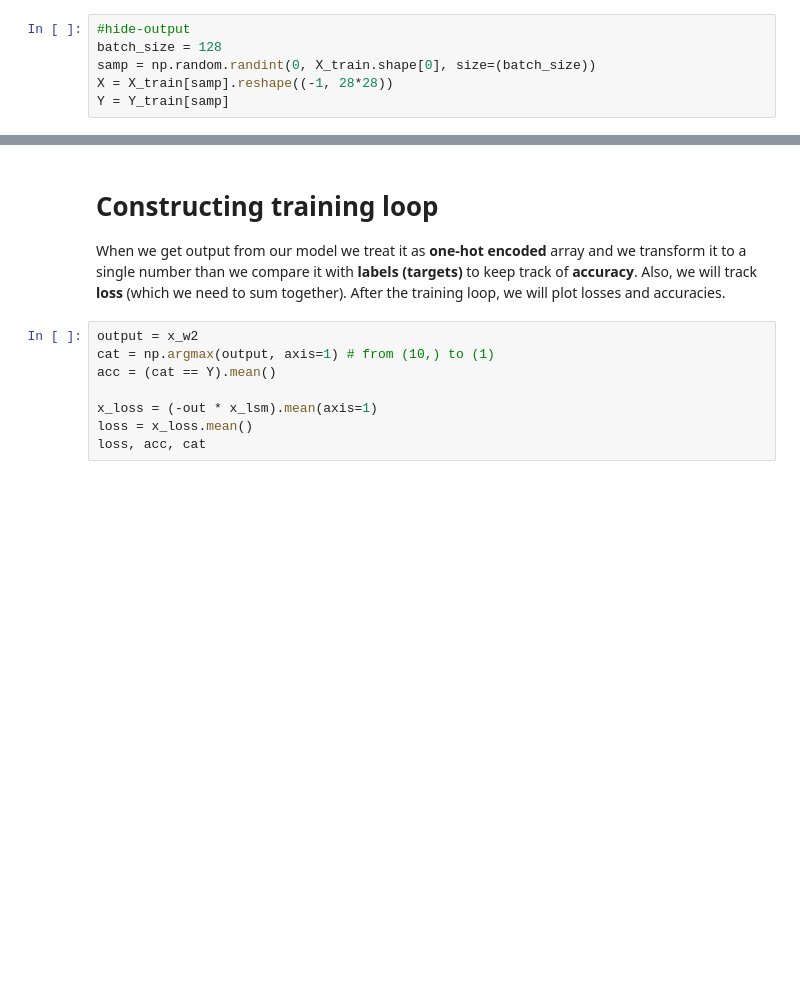
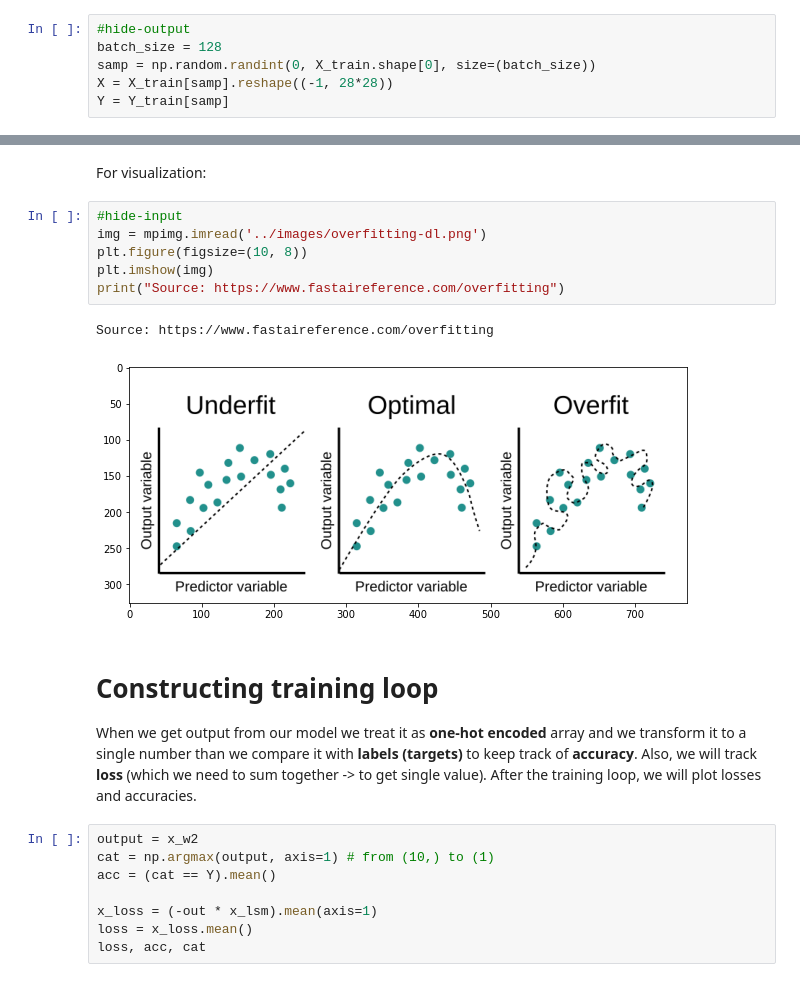
Before and after one commit to ludius0/my-blog, a Jupyter notebook: _notebooks/2020-12-14-Neural-network-from-scratch.ipynb, the cells around one changed output, grey strips where cells are left out. Drawn from its saved outputs; the diff is of its cells as text; blank space fills up the shorter version.

```diff
--- a/_notebooks/2020-12-14-Neural-network-from-scratch.ipynb
+++ b/_notebooks/2020-12-14-Neural-network-from-scratch.ipynb
@@ -507,7 +520,18 @@ Commonly is used batch sizes of 64, 128, 256. We have to be careful with **batch
+# %% [markdown]
+For visualization:
+# %%
+#hide-input
+img = mpimg.imread('../images/overfitting-dl.png')
+plt.figure(figsize=(10, 8))
+plt.imshow(img)
+print("Source: https://www.fastaireference.com/overfitting")
+# %% [output]
+Source: https://www.fastaireference.com/overfitting
+[figure, added]
 # %% [markdown]
 # Constructing training loop
 
-When we get output from our model we treat it as **one-hot encoded** array and we transform it to a single number than we compare it with **labels (targets)** to keep track of **accuracy**. Also, we will track **loss** (which we need to sum together). After the training loop, we will plot losses and accuracies.
+When we get output from our model we treat it as **one-hot encoded** array and we transform it to a single number than we compare it with **labels (targets)** to keep track of **accuracy**. Also, we will track **loss** (which we need to sum together -> to get single value). After the training loop, we will plot losses and accuracies.
 # %%
 output = x_w2
 cat = np.argmax(output, axis=1) # from (10,) to (1)
```
Also changed, not shown: parts of 10 cells of this notebook, 2 other files.
